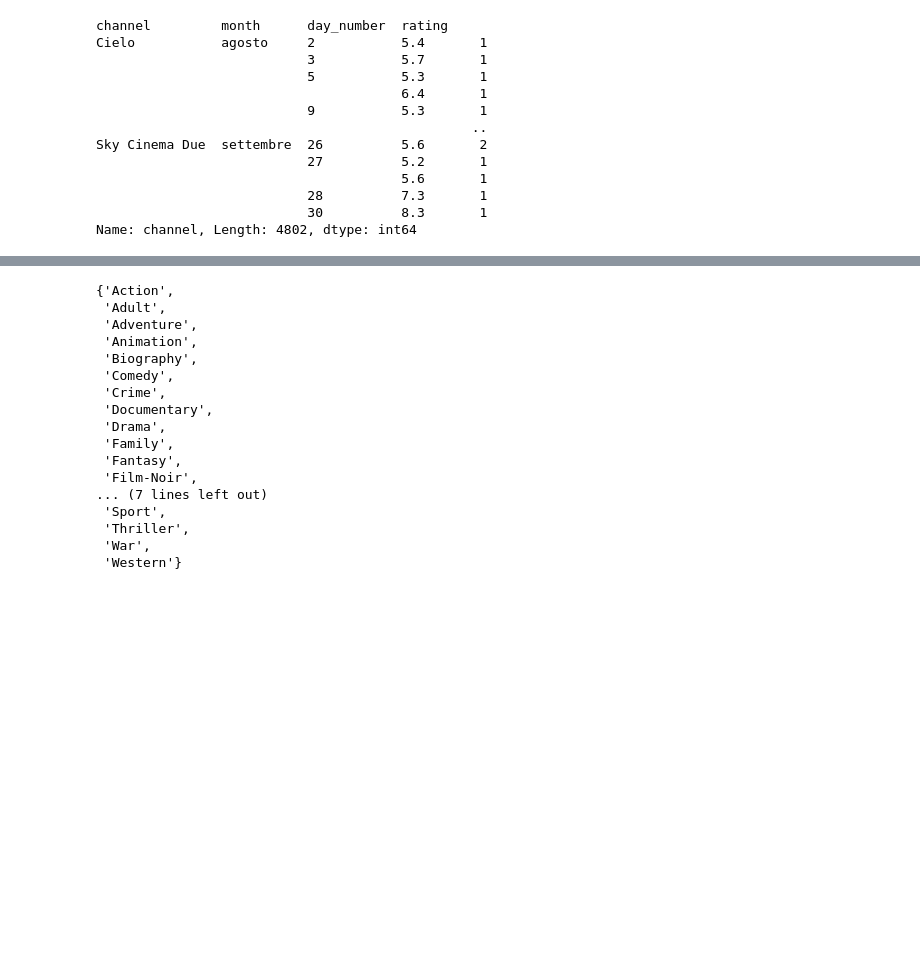
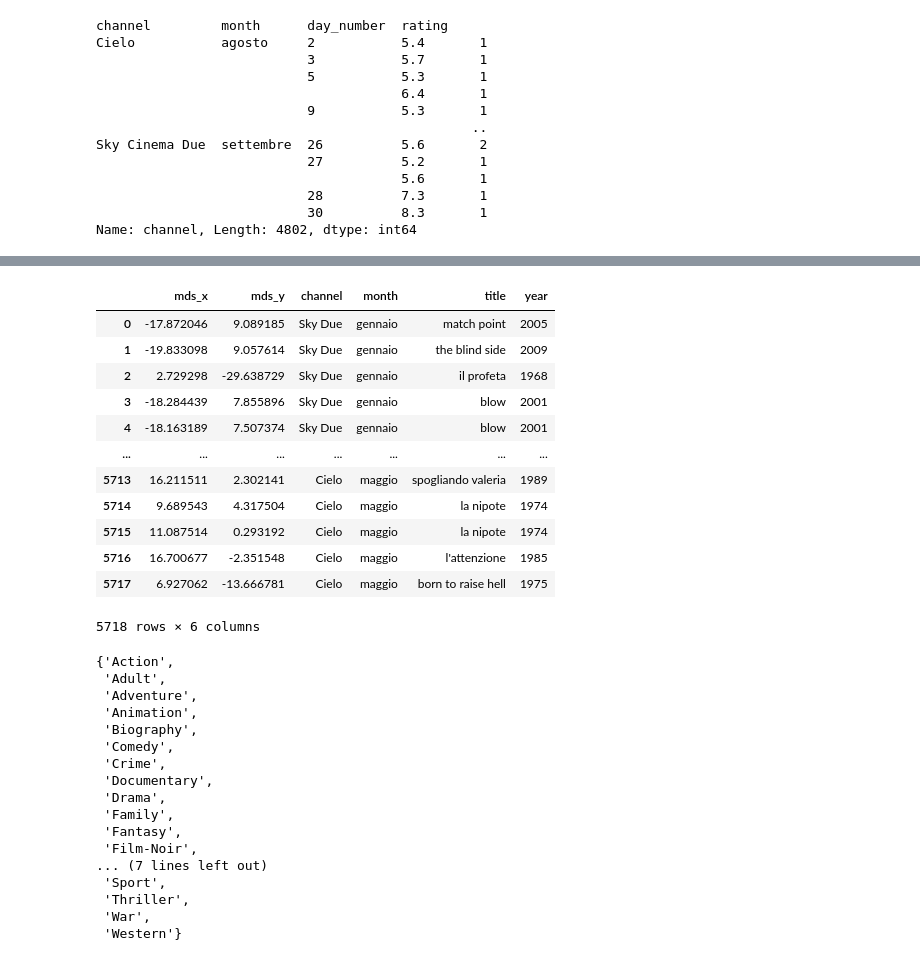
Before and after one commit to florin-git/TV-Movies-Visual-Analytics, a Jupyter notebook: dataset_creation.ipynb, the cells around one changed output, grey strips where cells are left out. Cells and saved outputs as stored; diff of their text form; code cells hidden in the pictures; blank space fills up the shorter version.

Commit message:
Fix Datasets

```diff
--- a/dataset_creation.ipynb
+++ b/dataset_creation.ipynb
@@ -866,0 +766,3 @@ array(['Action,Crime,Drama', 'Fantasy,Horror,Mystery', 'Drama,Romance',
+# %%
+df_final_with_additional_info = pd.read_csv("./dataset/df_final_with_additional_info.csv")
+channel_month_count_sharing = pd.read_csv("./dataset/channel_month_count_sharing.csv")
@@ -866,0 +794,25 @@ array(['Action,Crime,Drama', 'Fantasy,Horror,Mystery', 'Drama,Romance',
+# %%
+df_mds = pd.read_csv("./dataset/MDS/mds_with_titles.csv", index_col=0)
+# %%
+df_mds['channel'] = df_final_with_additional_info['channel']
+df_mds['title'] = df_final_with_additional_info['title']
+df_mds['year'] = df_final_with_additional_info['year']
+df_mds['month'] = df_final_with_additional_info['month']
+# %%
+df_mds.rename(columns={"0": "mds_x", "1": "mds_y"}, inplace=True)
+# %%
+df_mds
+# %% [output]
+|  | mds_x | mds_y | channel | month | title | year |
+| 0 | -17.872046 | 9.089185 | Sky Due | gennaio | match point | 2005 |
+| 1 | -19.833098 | 9.057614 | Sky Due | gennaio | the blind side | 2009 |
+| 2 | 2.729298 | -29.638729 | Sky Due | gennaio | il profeta | 1968 |
+| 3 | -18.284439 | 7.855896 | Sky Due | gennaio | blow | 2001 |
+| 4 | -18.163189 | 7.507374 | Sky Due | gennaio | blow | 2001 |
+| ... | ... | ... | ... | ... | ... | ... |
+| 5713 | 16.211511 | 2.302141 | Cielo | maggio | spogliando valeria | 1989 |
+| 5714 | 9.689543 | 4.317504 | Cielo | maggio | la nipote | 1974 |
+| 5715 | 11.087514 | 0.293192 | Cielo | maggio | la nipote | 1974 |
+| 5716 | 16.700677 | -2.351548 | Cielo | maggio | l'attenzione | 1985 |
+| 5717 | 6.927062 | -13.666781 | Cielo | maggio | born to raise hell | 1975 |
+5718 rows × 6 columns
```
Also changed, not shown: parts of 19 cells of this notebook, 19 other files.
